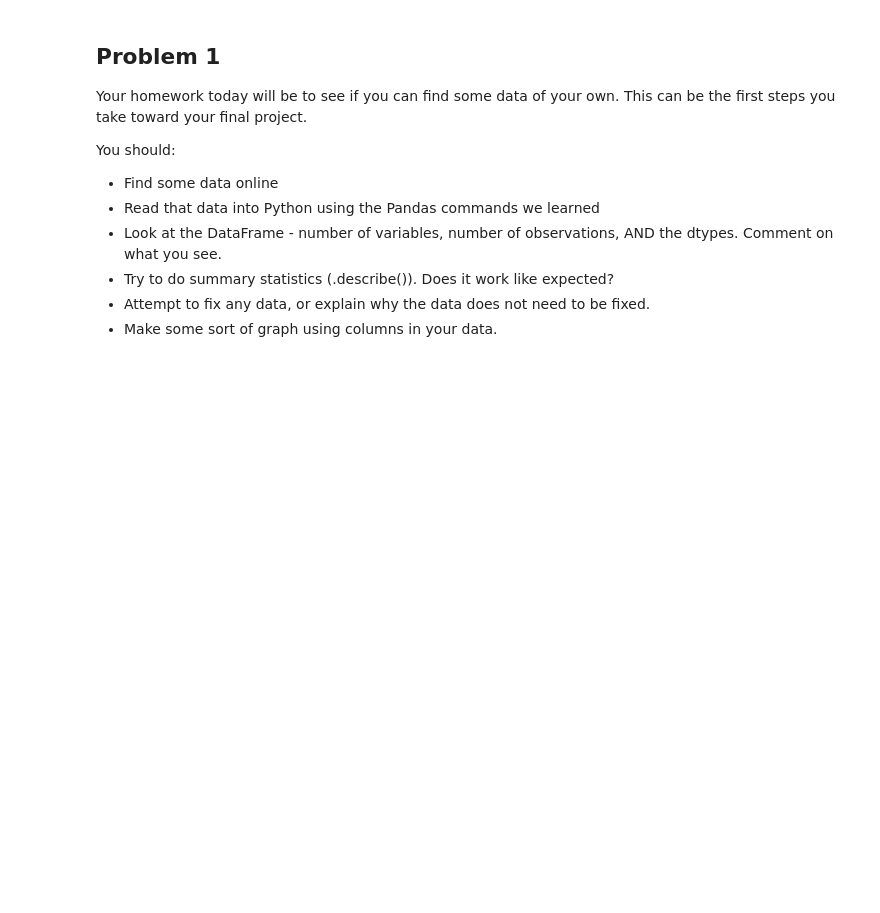
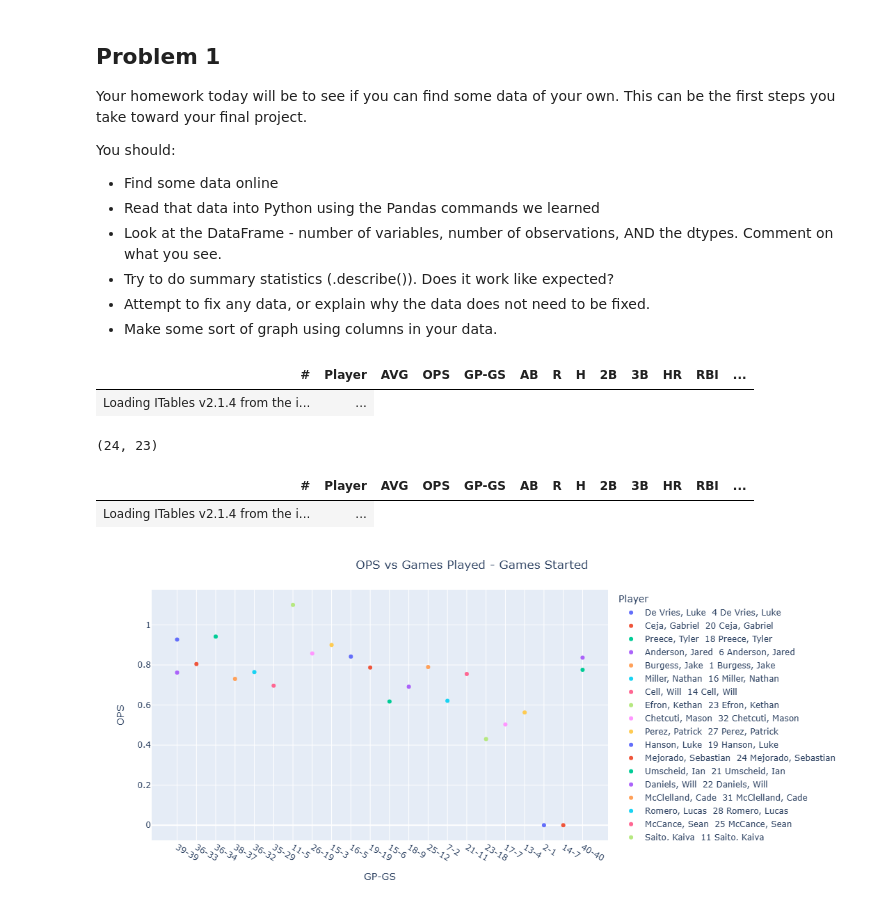
Before and after one commit to ldevries1/Day8, a Jupyter notebook: Day8-HW.ipynb, the cells around one changed output. Drawn from its saved outputs; the diff is of its cells as text; code cells hidden in the pictures; blank space fills up the shorter version.

```diff
--- a/Day8-HW.ipynb
+++ b/Day8-HW.ipynb
@@ -215,3 +223,15 @@ You should:
 * Try to do summary statistics (.describe()). Does it work like expected?
 * Attempt to fix any data, or explain why the data does not need to be fixed.
 * Make some sort of graph using columns in your data.
+# %%
+my_website = "https://goredlands.com/sports/baseball/stats"
+DF = pd.read_html(my_website)
+DF_raw = DF[0]
+show(DF_raw)
+# %% [output]
+| # | Player | AVG | OPS | GP-GS | AB | R | H | 2B | 3B | HR | RBI | ... |
+| Loading ITables v2.1.4 from the i... | ... |
+# %%
+DF_raw.shape
+# %% [output]
+(24, 23)
@@ -217,0 +240,9 @@ You should:
+# %%
+my_website = "https://goredlands.com/sports/baseball/stats"
+DF = pd.read_html(my_website)
+DF_raw = DF[0]
+DF_raw.describe()
+show(DF_raw)
+# %% [output]
+| # | Player | AVG | OPS | GP-GS | AB | R | H | 2B | 3B | HR | RBI | ... |
+| Loading ITables v2.1.4 from the i... | ... |
@@ -217,0 +251,17 @@ You should:
+# %%
+fig = px.scatter(DF_raw,
+                 x='GP-GS',
+                 y='OPS',
+                 color = 'Player')
+
+fig.update_layout(title='OPS vs Games Played - Games Started',
+                  title_x=0.5,
+                  xaxis_title="GP-GS",
+                  yaxis_title="OPS",
+                  autosize=False,
+                  width=1000,
+                  height=500)
+
+fig.show()
+# %% [output]
+[figure, added]
```
Also changed, not shown: parts of 9 cells of this notebook.
